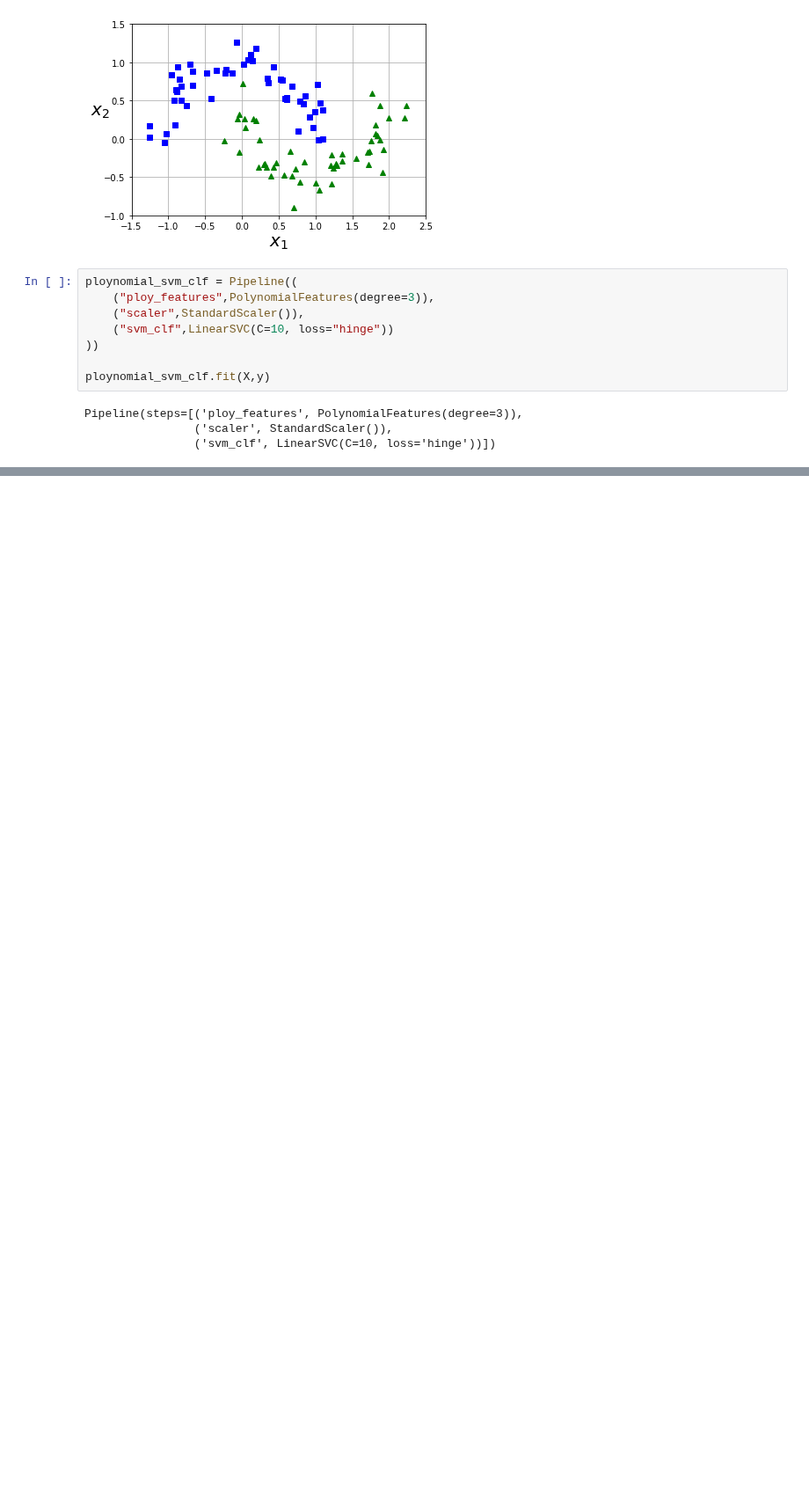
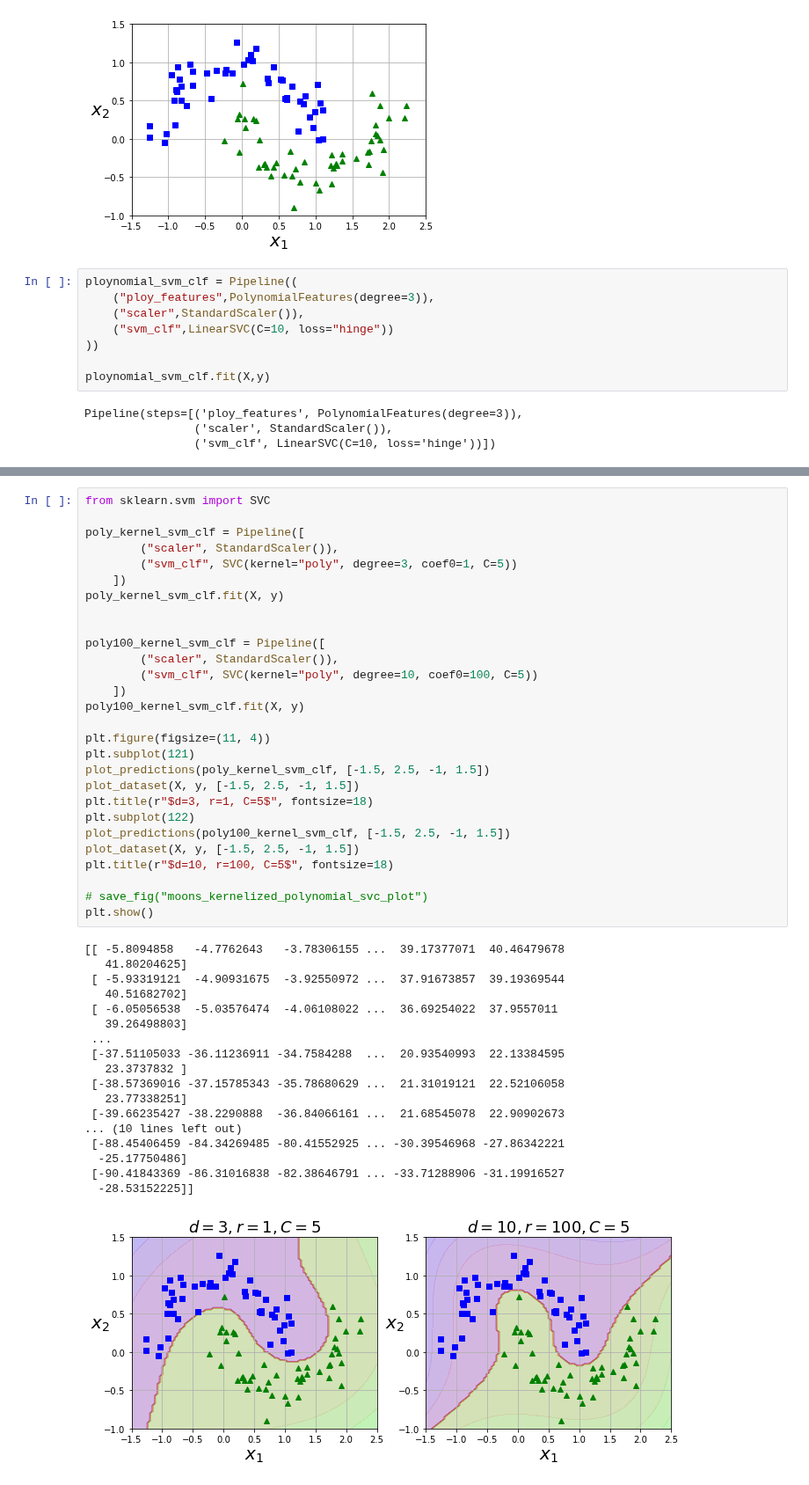
Before and after one commit to hitskyer/course, a Jupyter notebook: dnn/chenmingming/hands_on_ML/chapter5/chapter5_SVM.ipynb, the cells around one changed output, grey strips where cells are left out. Shown at 88% size. Drawn from its saved outputs; the diff is of its cells as text; blank space fills up the shorter version.

```diff
--- a/dnn/chenmingming/hands_on_ML/chapter5/chapter5_SVM.ipynb
+++ b/dnn/chenmingming/hands_on_ML/chapter5/chapter5_SVM.ipynb
@@ -52 +66,48 @@ plt.show()
 [figure]
+# %%
+from sklearn.svm import SVC
+
+poly_kernel_svm_clf = Pipeline([
+        ("scaler", StandardScaler()),
+        ("svm_clf", SVC(kernel="poly", degree=3, coef0=1, C=5))
+    ])
+poly_kernel_svm_clf.fit(X, y)
+
+
+poly100_kernel_svm_clf = Pipeline([
+        ("scaler", StandardScaler()),
+        ("svm_clf", SVC(kernel="poly", degree=10, coef0=100, C=5))
+    ])
+poly100_kernel_svm_clf.fit(X, y)
+
+plt.figure(figsize=(11, 4))
+plt.subplot(121)
+plot_predictions(poly_kernel_svm_clf, [-1.5, 2.5, -1, 1.5])
+plot_dataset(X, y, [-1.5, 2.5, -1, 1.5])
+plt.title(r"$d=3, r=1, C=5$", fontsize=18)
+plt.subplot(122)
+plot_predictions(poly100_kernel_svm_clf, [-1.5, 2.5, -1, 1.5])
+plot_dataset(X, y, [-1.5, 2.5, -1, 1.5])
+plt.title(r"$d=10, r=100, C=5$", fontsize=18)
+
+# save_fig("moons_kernelized_polynomial_svc_plot")
+plt.show()
+# %% [output]
+[[ -5.8094858   -4.7762643   -3.78306155 ...  39.17377071  40.46479678
+   41.80204625]
+ [ -5.93319121  -4.90931675  -3.92550972 ...  37.91673857  39.19369544
+   40.51682702]
+ [ -6.05056538  -5.03576474  -4.06108022 ...  36.69254022  37.9557011
+   39.26498803]
+ ...
+ [-37.51105033 -36.11236911 -34.7584288  ...  20.93540993  22.13384595
+   23.3737832 ]
+ [-38.57369016 -37.15785343 -35.78680629 ...  21.31019121  22.52106058
+   23.77338251]
+ [-39.66235427 -38.2290888  -36.84066161 ...  21.68545078  22.90902673
+... (10 lines left out)
+ [-88.45406459 -84.34269485 -80.41552925 ... -30.39546968 -27.86342221
+  -25.17750486]
+ [-90.41843369 -86.31016838 -82.38646791 ... -33.71288906 -31.19916527
+  -28.53152225]]
+[figure, added]
```
Also changed, not shown: parts of 1 cell of this notebook.
